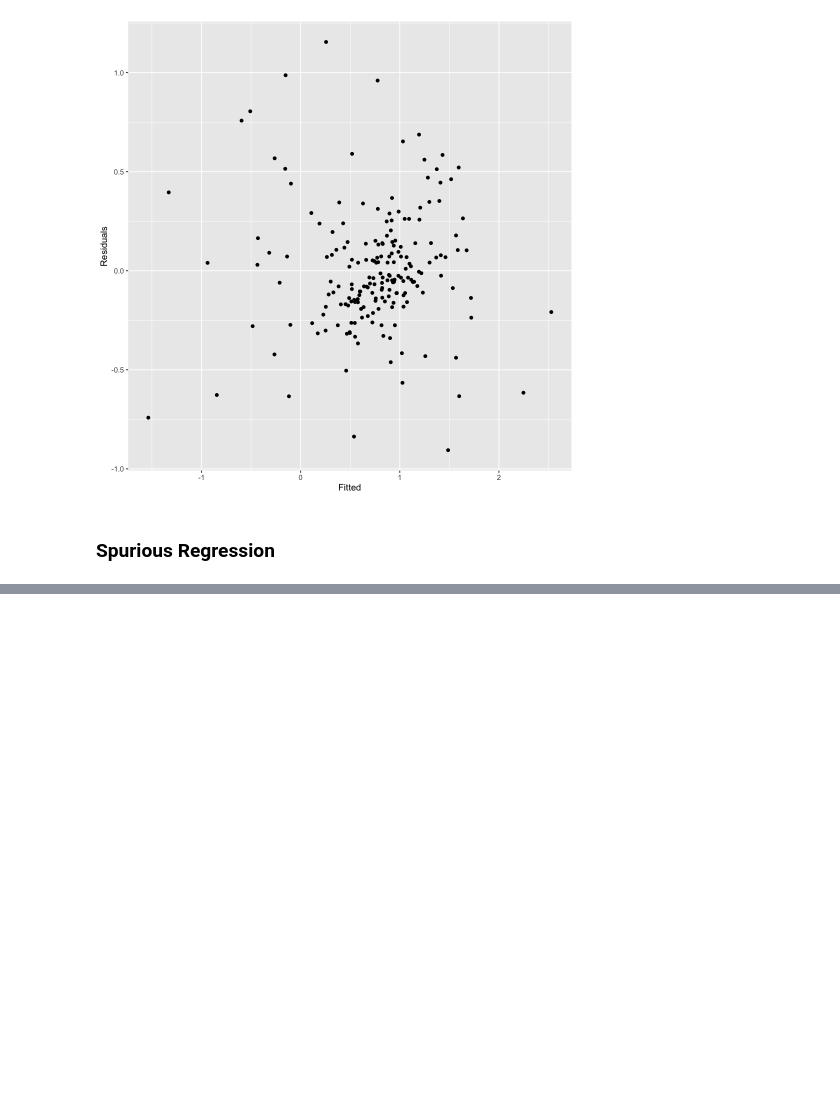
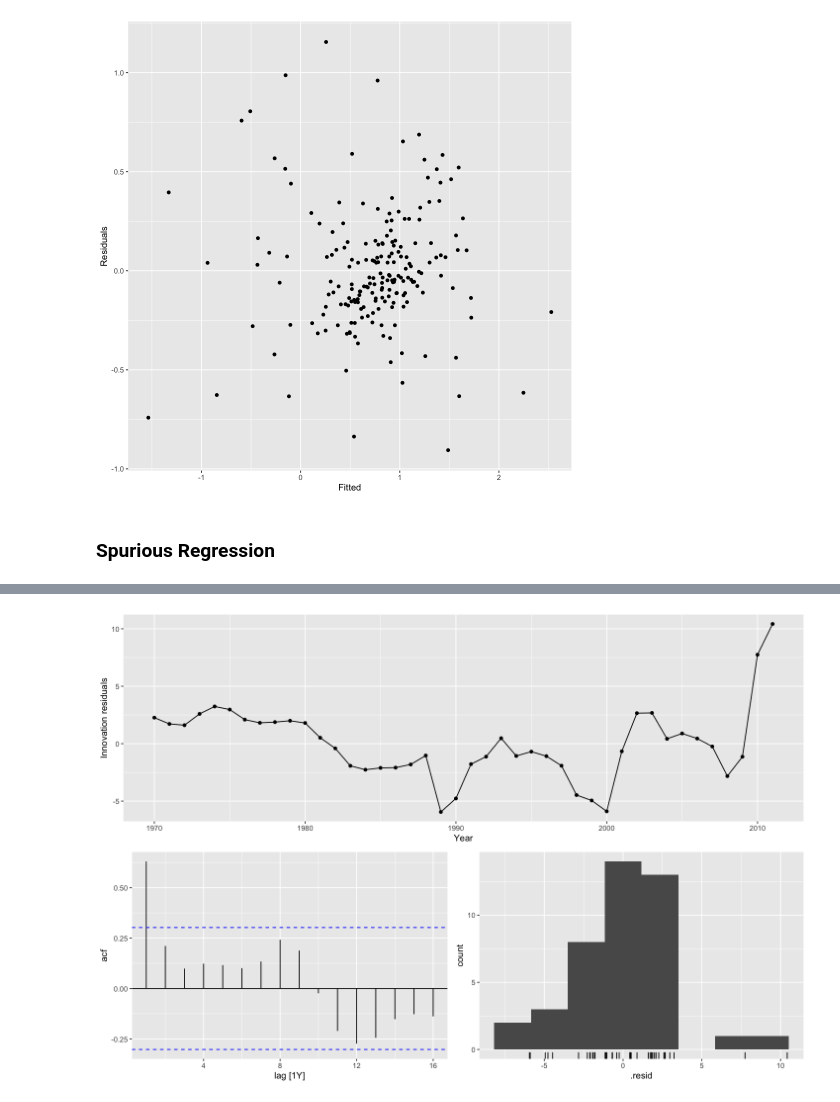
Before and after one commit to antounes/fpp3, a Jupyter notebook: 7_time_series_regression_models.ipynb, the cells around one changed output, grey strips where cells are left out. Drawn from its saved outputs; the diff is of its cells as text; code cells hidden in the pictures; blank space fills up the shorter version.

Commit message:
evaluating the regression model

```diff
--- a/7_time_series_regression_models.ipynb
+++ b/7_time_series_regression_models.ipynb
@@ -198,3 +198,9 @@ augment(fit_consMR) %>%
 [figure]
 # %% [markdown]
 ### Spurious Regression
+# %%
+fit <- aus_airpassengers %>%
+  filter(Year<=2011) %>%
+  left_join(guinea_rice, by="Year") %>%
+  model(TSLM(Passengers~Production))
+report(fit)
@@ -200,0 +225,6 @@ augment(fit_consMR) %>%
+# %%
+options(repr.plot.width=12, repr.plot.height=8)
+
+fit %>% gg_tsresiduals()
+# %% [output]
+[figure, added]
```
Also changed, not shown: parts of 1 cell of this notebook.
